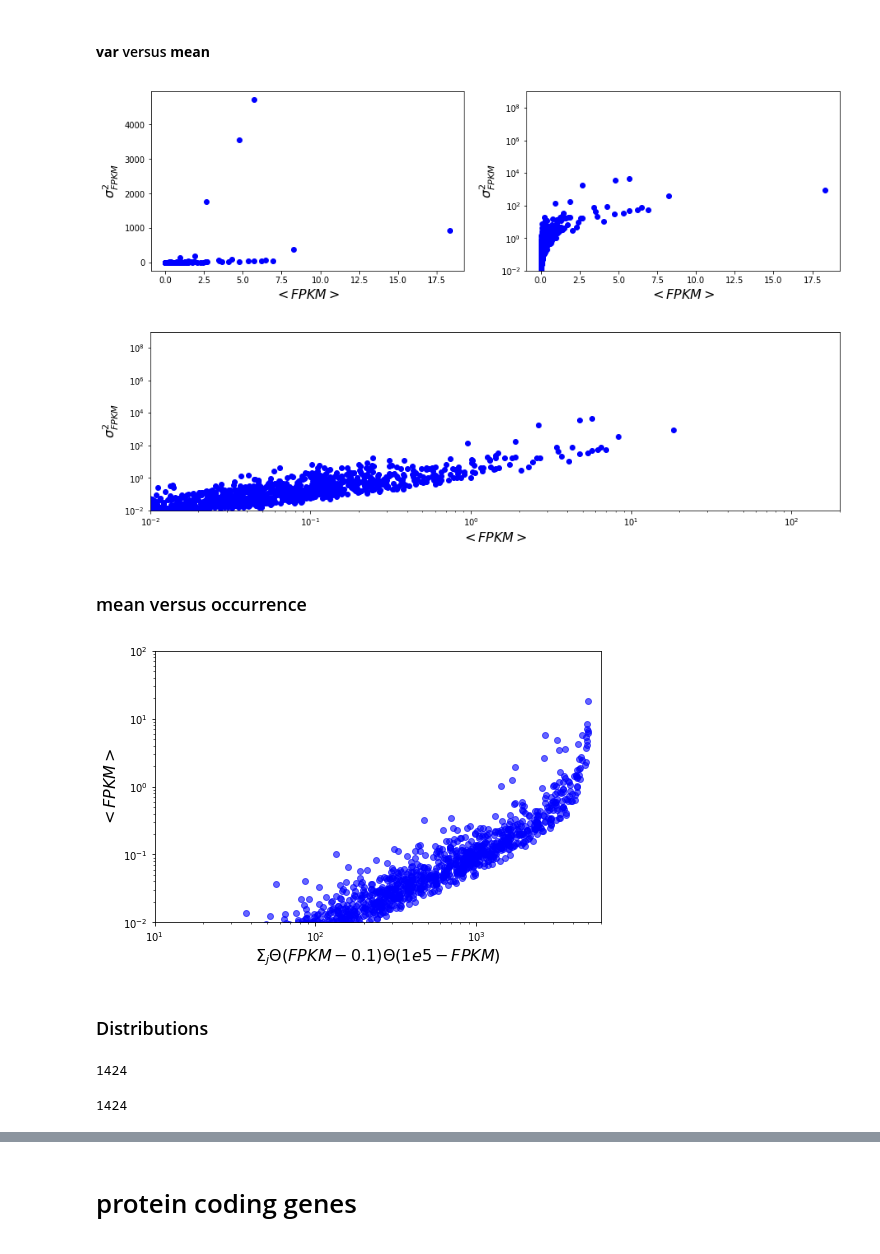
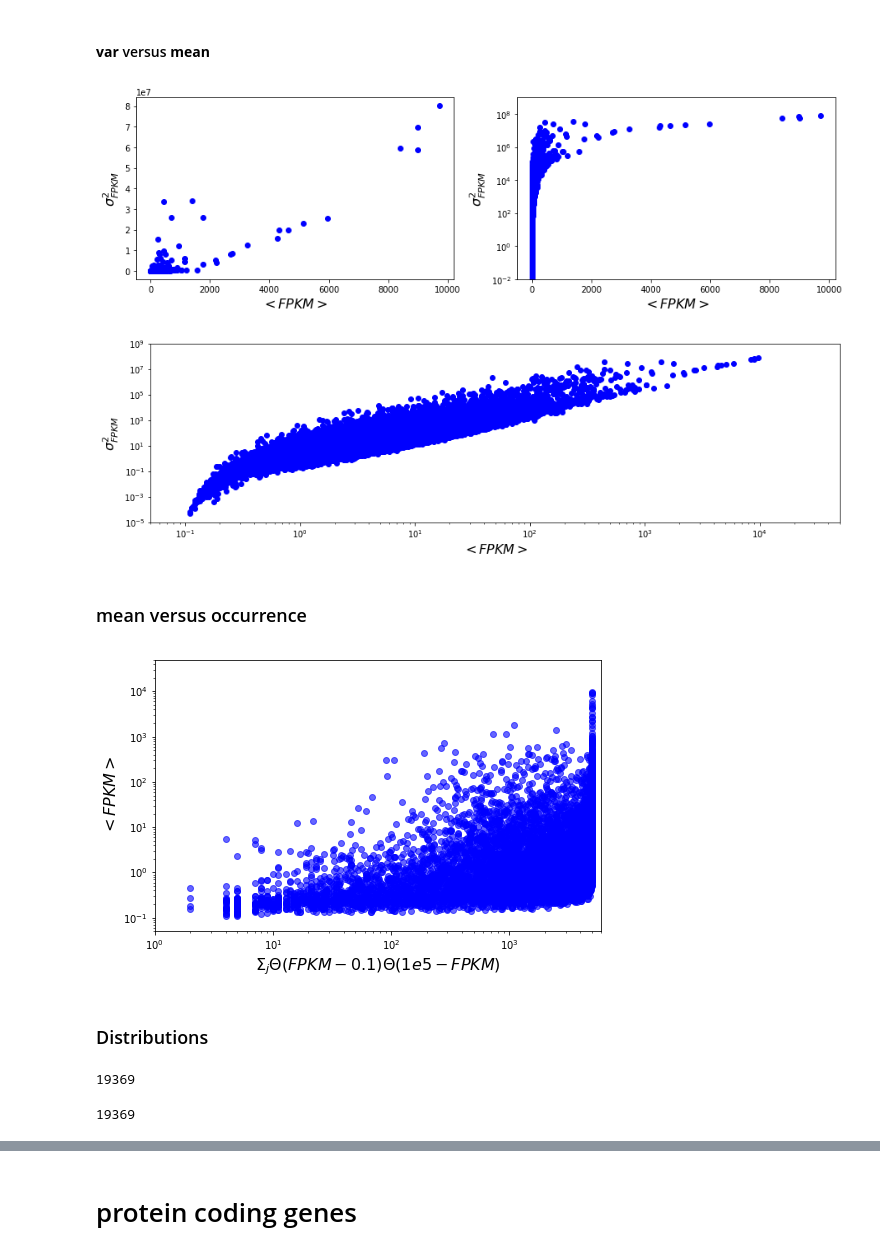
Before and after one commit to fvalle1/master_thesis, a Jupyter notebook: Table_Analyzer.ipynb, the cells around one changed output, grey strips where cells are left out. Cells and saved outputs as stored; diff of their text form; code cells hidden in the pictures.

```diff
--- a/Table_Analyzer.ipynb
+++ b/Table_Analyzer.ipynb
@@ -54,8 +55,11 @@ np.sum(df[:,df.keys()[4]])
 ## Means sigmas
 # %%
 df_mv = pd.read_csv("meanVariances.csv", index_col = [0])
-#df_mv = df_mv.loc[df_mv['type_of_gene']=='protein-coding']
-df_mv = df_mv.loc[df_mv['type_of_gene']=='microRNA']
+#type_of_gene='protein-coding'
+#df_mv = df_mv.loc[df_mv['type_of_gene']==type_of_gene]
+#df_mv_occ=pd.read_csv("O.dat", header=None)
+#df_mv.drop("type_of_gene", axis=1, inplace=True)
+#df_mv.insert(2, 'occurrence', df_mv_occ.values)
 df_mv.head()
 # %% [output]
 |  | mean | type_of_gene | variance | occurrence |
@@ -67,6 +71,6 @@ df_mv.head()
 # %%
 means = df_mv['mean'].values
 variances = df_mv['variance'].values
-occurrences = np.array(df_mv['occurrence'].values, dtype=long)
-len(means)
+occurrences = np.array(df_mv['occurrence'].values, dtype=float)
+len(df_mv)
 # %% [output]
@@ -90,7 +94,7 @@ plt.yscale('log')
 plt.ylim((1e-2,1e9))
 plt.show()
 # %% [output]
-[figure, old version]
+[figure, new version]
 # %%
 fig.savefig("varmean.png")
 # %%
@@ -100,26 +104,26 @@ plt.xlabel("$<FPKM>$", fontsize=16)
 plt.ylabel("$\sigma^2_{FPKM}$", fontsize=16)
 plt.xscale('log')
 plt.yscale('log')
-plt.xlim(1e-2,200)
-plt.ylim((1e-2,1e9))
+plt.xlim(5e-2,5e4)
+plt.ylim((1e-5,1e9))
 plt.show()
 fig.savefig("varmean_loglog.png")
 # %% [output]
-[figure, old version]
+[figure, new version]
 # %% [markdown]
 ### mean versus occurrence
 # %%
 fig=plt.figure(figsize=(8,5))
 plt.scatter(occurrences, means, c='b', alpha=0.6)
 plt.ylabel("$<FPKM>$", fontsize=16)
 plt.xlabel("$\Sigma_j\Theta(FPKM-0.1)\Theta(1e5-FPKM)$", fontsize=16)
 plt.xscale('log')
 plt.yscale('log')
-plt.ylim(1e-2,1e2)
-plt.xlim(1e1,6e3)
+plt.ylim(5e-2,5e4)
+plt.xlim(1e0,6e3)
 plt.show()
 # %% [output]
-[figure, old version]
+[figure, new version]
 # %%
 fig.savefig("meanDiff_loglog.png")
 # %% [markdown]
@@ -127,11 +131,11 @@ fig.savefig("meanDiff_loglog.png")
 # %%
 len(means)
 # %% [output]
-1424
+19369
 # %%
 len(variances)
 # %% [output]
-1424
+19369
 # %%
 bins = 80
 _range = (0-1e4*0.5/bins, 1e4+1e4*0.5/bins)
```
Also changed, not shown: parts of 24 cells of this notebook, 30 other files.
